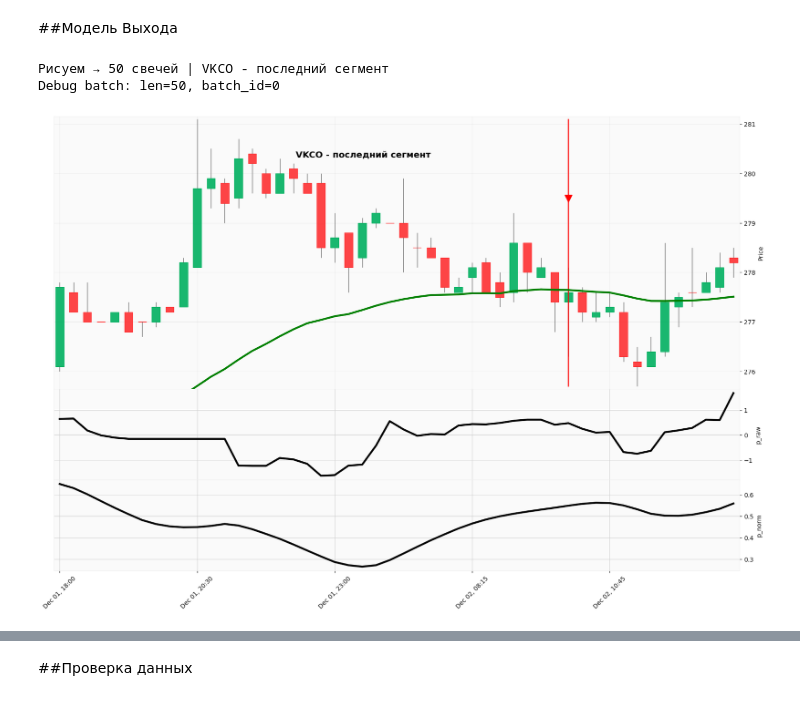
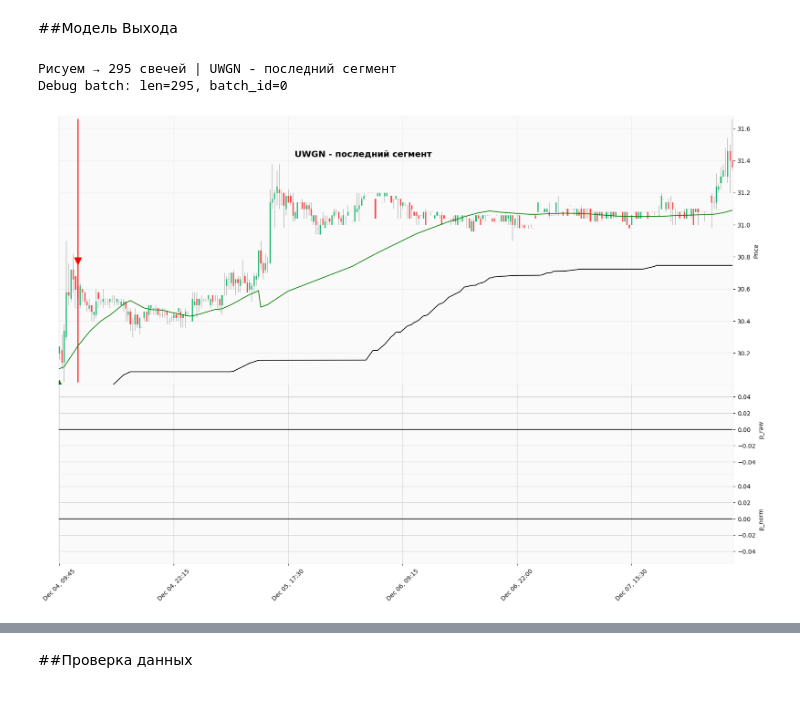
Before and after one commit to Necrotox/Python-Russian, a Jupyter notebook: Блокнот_Проверки.ipynb, the cells around one changed output, grey strips where cells are left out. Saved outputs shown, nothing was run; the diff lists cells and outputs as text; code cells hidden in the pictures.

```diff
--- a/Блокнот_Проверки.ipynb
+++ b/Блокнот_Проверки.ipynb
@@ -7013,24 +7029,24 @@ plot_price_with_indicators_mplfinance1(df.iloc[-1000:], ticker)#, vline_time='08
 ##Модель Выхода
 # %%
 save_dir = 'C:/Users/aleksandrovva1/Desktop/data science/0-trade/t/fgdfg'
-ticker = 'VKCO'
+ticker = 'UWGN'
 df = pd.DataFrame({
     'time': pd.to_datetime(time_last_kline_start[ticker], utc=True),
     'time_close': pd.to_datetime(time_last_kline_end[ticker], utc=True),
     'open':open_price[ticker],
     'high':high_price[ticker],
     'low':low_price[ticker],
     'close':close_price[ticker],
     'volume':volume[ticker],
     'ma':ma[ticker],
     'pmax':pmax[ticker],
     'preds':close_preds[ticker],
     'predictions_norm_fresh':close_preds_norm[ticker]
 }
 )
 params_dict = out_model_params_main[ticker]  # как у вас раньше
-df1 = plot_last_segment(df, params_dict, title=f"{ticker} - последний сегмент", save_path=None, ticker=ticker, show_current_open=False) #title=f"{ticker} - последний сегмент" #show_current_open=True
+df1 = plot_last_segment(df, params_dict, title=f"{ticker} - последний сегмент", save_path=None, ticker=ticker, show_current_open=True) #title=f"{ticker} - последний сегмент" #show_current_open=True
 # %% [output]
-Рисуем → 50 свечей | VKCO - последний сегмент
-Debug batch: len=50, batch_id=0
+Рисуем → 295 свечей | UWGN - последний сегмент
+Debug batch: len=295, batch_id=0
-[figure, old version]
+[figure, new version]
```
Also changed, not shown: parts of 8 cells of this notebook.
